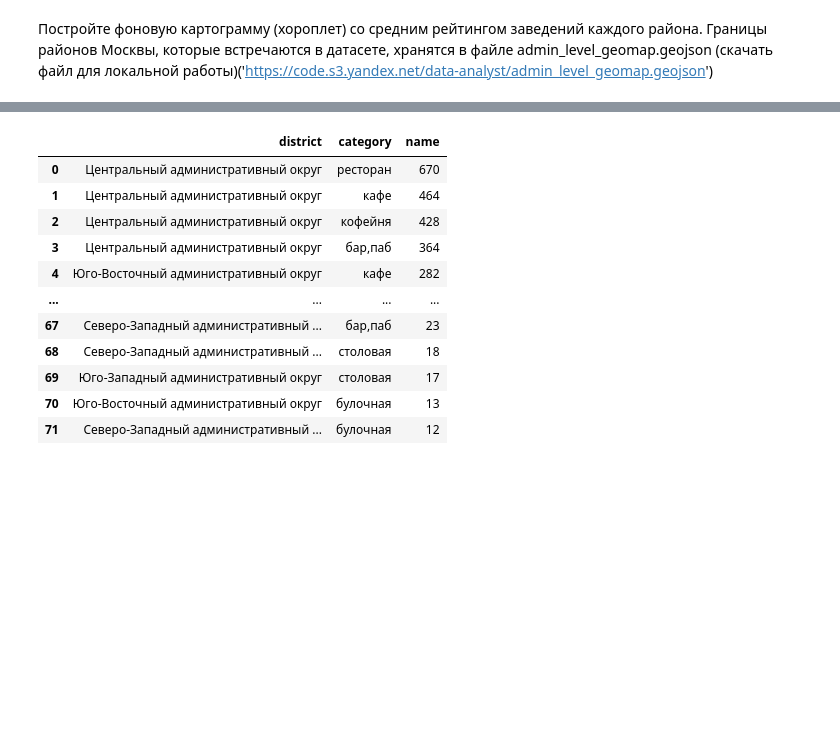
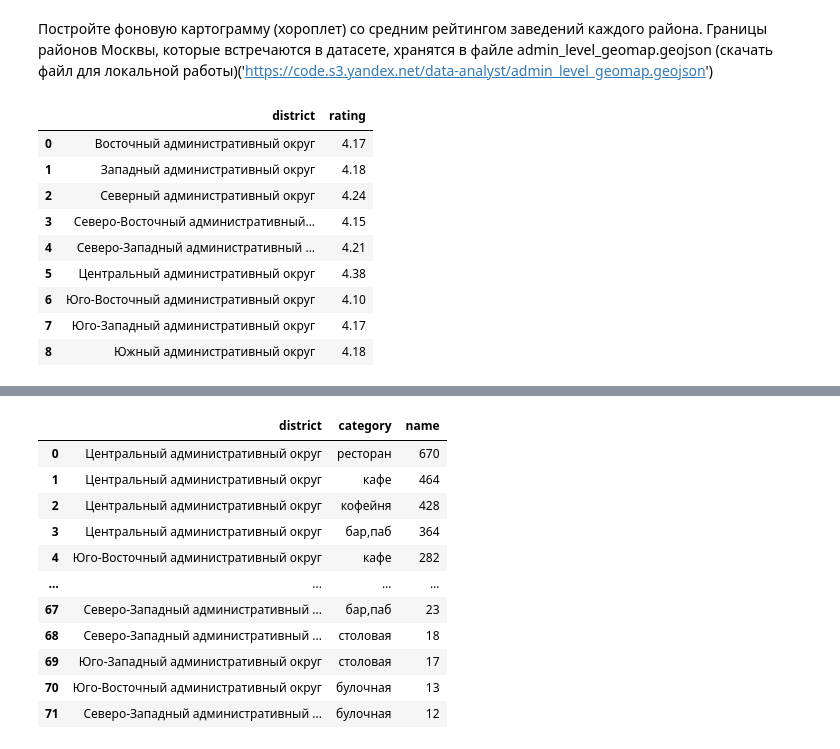
Before and after one commit to akirionenko/research-of-the-public-catering-market-in-Moscow-, a Jupyter notebook: проект_11.ipynb, the cells around one changed output, grey strips where cells are left out. Saved outputs shown, nothing was run; the diff lists cells and outputs as text; code cells hidden in the pictures; blank space fills up the shorter version.

```diff
--- a/проект_11.ipynb
+++ b/проект_11.ipynb
@@ -340,3 +340,18 @@ plt.xticks(rotation=45);
 [figure]
 # %% [markdown]
 Постройте фоновую картограмму (хороплет) со средним рейтингом заведений каждого района. Границы районов Москвы, которые встречаются в датасете, хранятся в файле admin_level_geomap.geojson (скачать файл для локальной работы)('https://code.s3.yandex.net/data-analyst/admin_level_geomap.geojson')
+# %%
+#Для каждого округа посчитаем средний рейтинг заведений, которые находятся на его территории:
+rating_df = data.groupby('district', as_index=False)['rating'].agg('mean').round(2)
+rating_df
+# %% [output]
+|  | district | rating |
+| 0 | Восточный административный округ | 4.17 |
+| 1 | Западный административный округ | 4.18 |
+| 2 | Северный административный округ | 4.24 |
+| 3 | Северо-Восточный административный... | 4.15 |
+| 4 | Северо-Западный административный ... | 4.21 |
+| 5 | Центральный административный округ | 4.38 |
+| 6 | Юго-Восточный административный округ | 4.10 |
+| 7 | Юго-Западный административный округ | 4.17 |
+| 8 | Южный административный округ | 4.18 |
```
Also changed, not shown: parts of 1 cell of this notebook.
